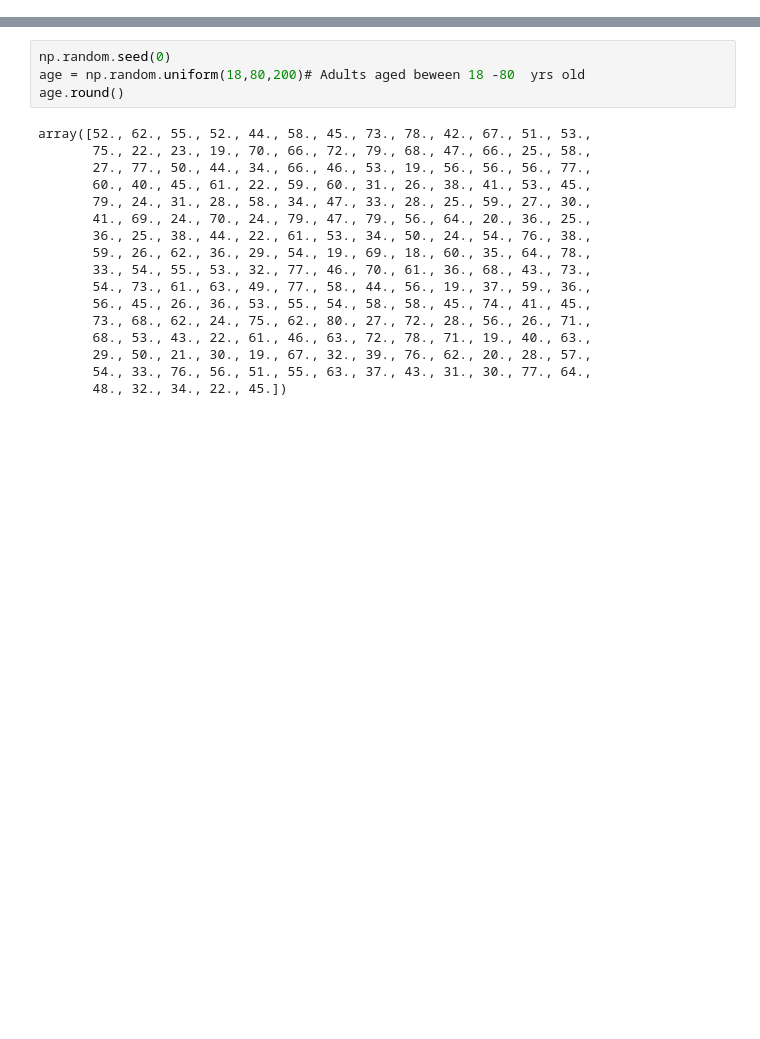
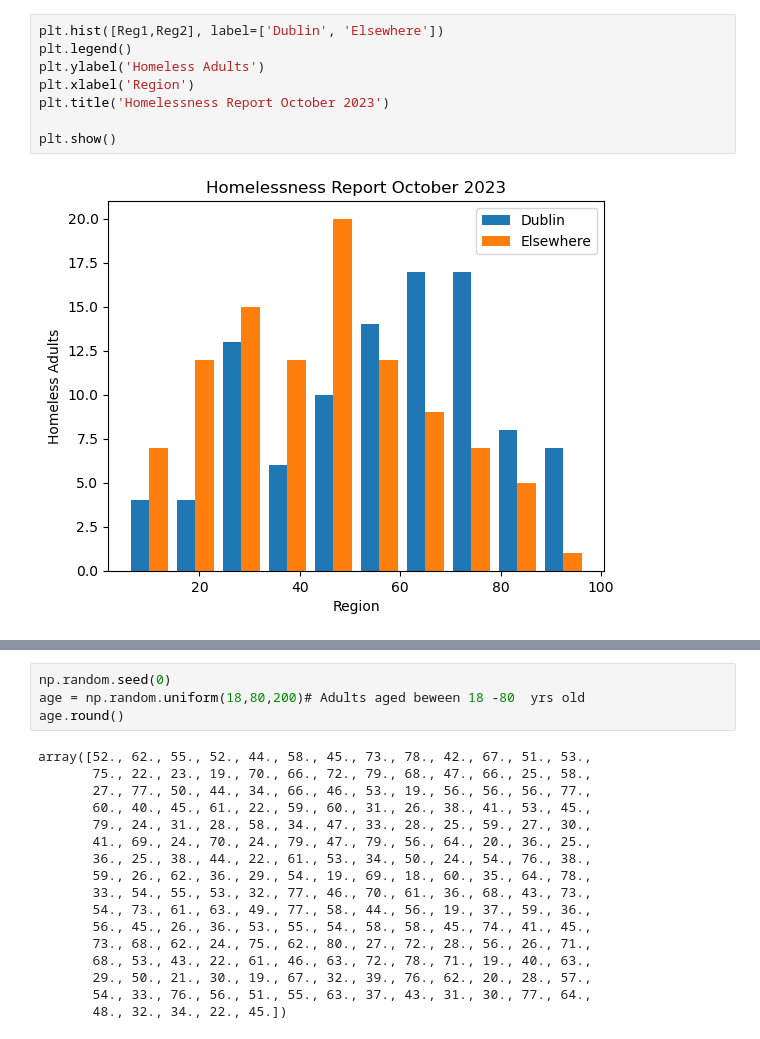
Before and after one commit to Sarahlouhast/PDA_Assignment, a Jupyter notebook: PfDA_Assignment.ipynb, the cells around one changed output, grey strips where cells are left out. Cells and saved outputs as stored; diff of their text form; blank space fills up the shorter version.

```diff
--- a/PfDA_Assignment.ipynb
+++ b/PfDA_Assignment.ipynb
@@ -242,0 +189,10 @@ Standard Deviation: 31.561227972167227
+# %%
+plt.hist([Reg1,Reg2], label=['Dublin', 'Elsewhere'])
+plt.legend()
+plt.ylabel('Homeless Adults')
+plt.xlabel('Region')
+plt.title('Homelessness Report October 2023')
+
+plt.show()
+# %% [output]
+[figure, added]
```
Also changed, not shown: parts of 73 cells of this notebook, 1 other file.
